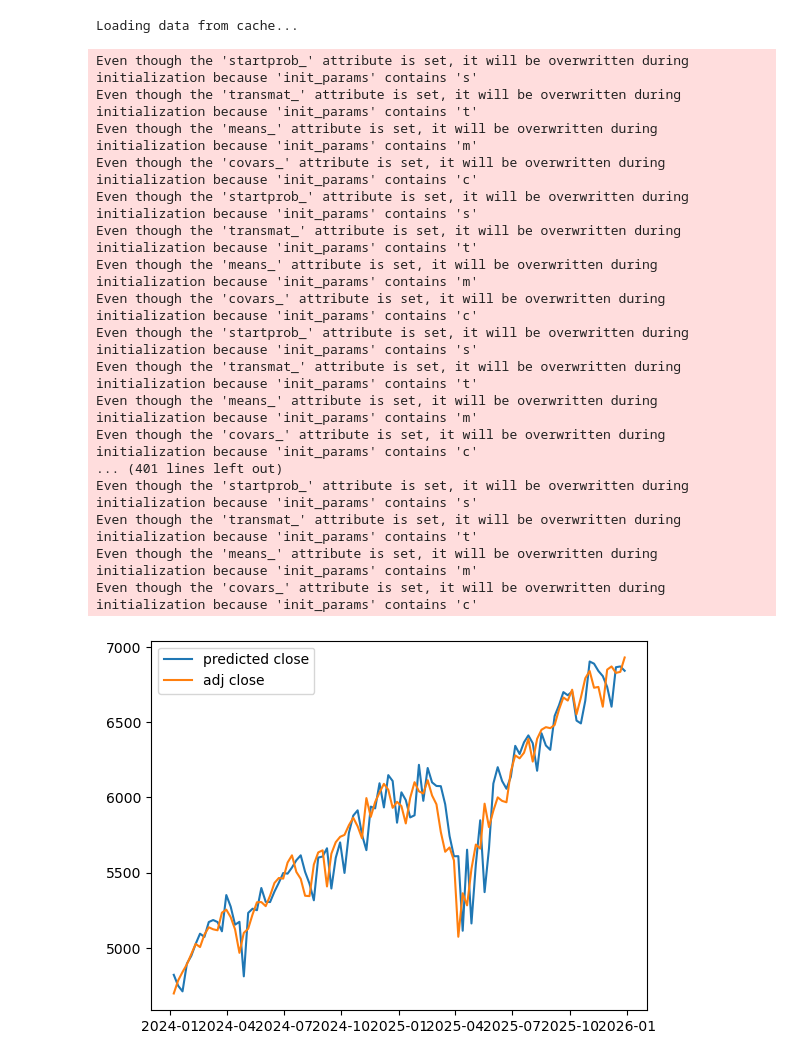
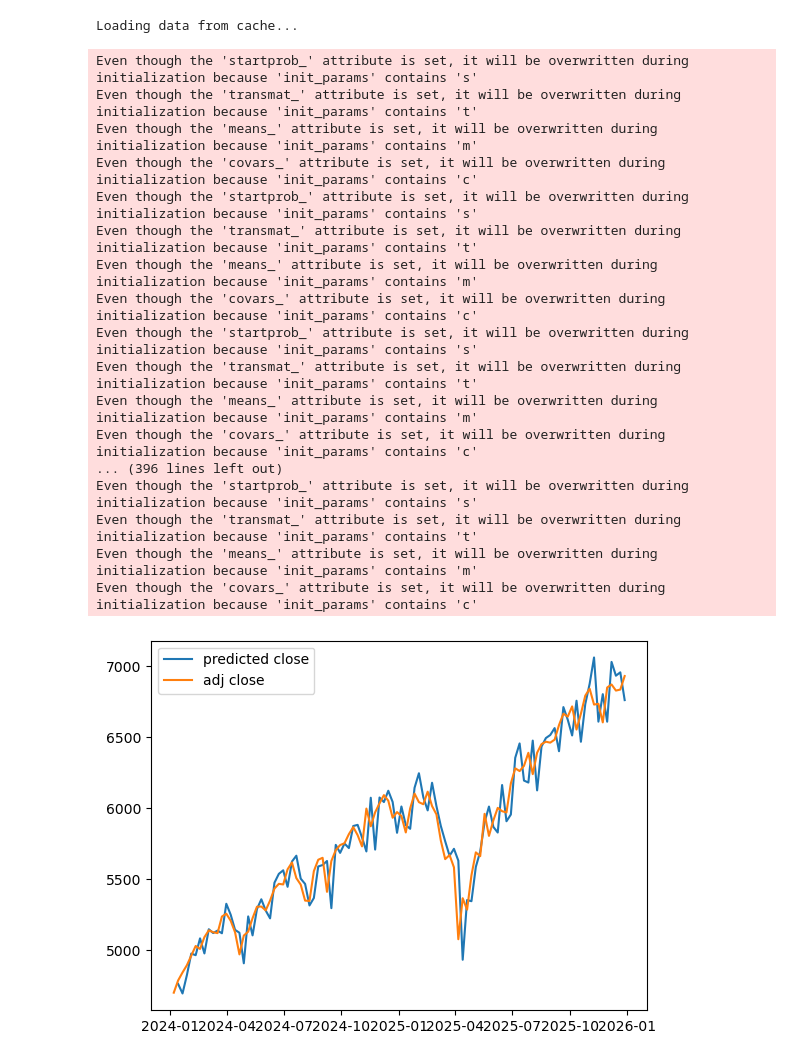
Before and after one commit to spradoaren/saf_final_project, a Jupyter notebook: HMM/result.ipynb, the cells around one changed output. Cells and saved outputs as stored; diff of their text form; code cells hidden in the pictures.

Commit message:
update on calculating price

```diff
--- a/HMM/result.ipynb
+++ b/HMM/result.ipynb
@@ -28,9 +28,19 @@ import numpy as np
 from hmmlearn.hmm import GaussianHMM
 
 
-X_train = train[['Open','High','Low','Adj Close']].values
-X_test = test[['Open','High','Low','Adj Close']].values
-predicted_close = []
+def make_return_features(df: pd.DataFrame) -> pd.DataFrame:
+    feat = pd.DataFrame(index=df.index)
+    feat["r_adj"] = np.log(df["Adj Close"]).diff()
+    feat["r_o"]   = np.log(df["Open"]).diff()
+    feat["r_h"]   = np.log(df["High"]).diff()
+    feat["r_l"]   = np.log(df["Low"]).diff()
+    feat = feat.dropna()
+    return feat*100
+
+X_train = make_return_features(train[['Open','High','Low','Adj Close']]).values
+X_test  = make_return_features(test[['Open','High','Low','Adj Close']]).values
+
+predicted_ret = []
 
 #initial fit
 model,log_likelihood=model_utils.build_hmm_and_score(train[-window:],n_states)
@@ -67,7 +77,7 @@ for t in range(len(X_test)):
     O4_Tstar = full_hist[T_star+window-1, 3]
     sign_term = np.sign(logP_O - model.score(full_hist[T_star:T_star+window, :]))
     O4_next = O4_T + (O4_Tstar_next - O4_Tstar) * sign_term
-    predicted_close.append(O4_next)
+    predicted_ret.append(O4_next)
 # %% [output]
 Even though the 'startprob_' attribute is set, it will be overwritten during initialization because 'init_params' contains 's'
 Even though the 'transmat_' attribute is set, it will be overwritten during initialization because 'init_params' contains 't'
@@ -81,20 +91,24 @@ Even though the 'startprob_' attribute is set, it will be overwritten during ini
 Even though the 'transmat_' attribute is set, it will be overwritten during initialization because 'init_params' contains 't'
 Even though the 'means_' attribute is set, it will be overwritten during initialization because 'init_params' contains 'm'
 Even though the 'covars_' attribute is set, it will be overwritten during initialization because 'init_params' contains 'c'
-... (401 lines left out)
+... (396 lines left out)
 Even though the 'startprob_' attribute is set, it will be overwritten during initialization because 'init_params' contains 's'
 Even though the 'transmat_' attribute is set, it will be overwritten during initialization because 'init_params' contains 't'
 Even though the 'means_' attribute is set, it will be overwritten during initialization because 'init_params' contains 'm'
 Even though the 'covars_' attribute is set, it will be overwritten during initialization because 'init_params' contains 'c'
 # %%
 #add date to predicted_close
-predicted_close=pd.Series(predicted_close,index=test.index)
+pred_ret=pd.Series(predicted_ret,index=test.index[-len(predicted_ret):])/300
+real_price = test.loc[pred_ret.index, ("Adj Close", "^GSPC")].astype(float)
+pred_price = real_price.shift(1) * np.exp(pred_ret)
+pred_price.iloc[0] = real_price.iloc[0] * np.exp(pred_ret.iloc[0])
+pred_price.name = "pred_price_1step"
 # %%
 #draw predict close and adj close
 import matplotlib.pyplot as plt
-plt.plot(predicted_close,label='predicted close')
+plt.plot(pred_price,label='predicted close')
 plt.plot(test['Adj Close'],label='adj close')
 plt.legend()
 plt.show()
 # %% [output]
-[figure, old version]
+[figure, new version]
```
Also changed, not shown: parts of 5 cells of this notebook.
